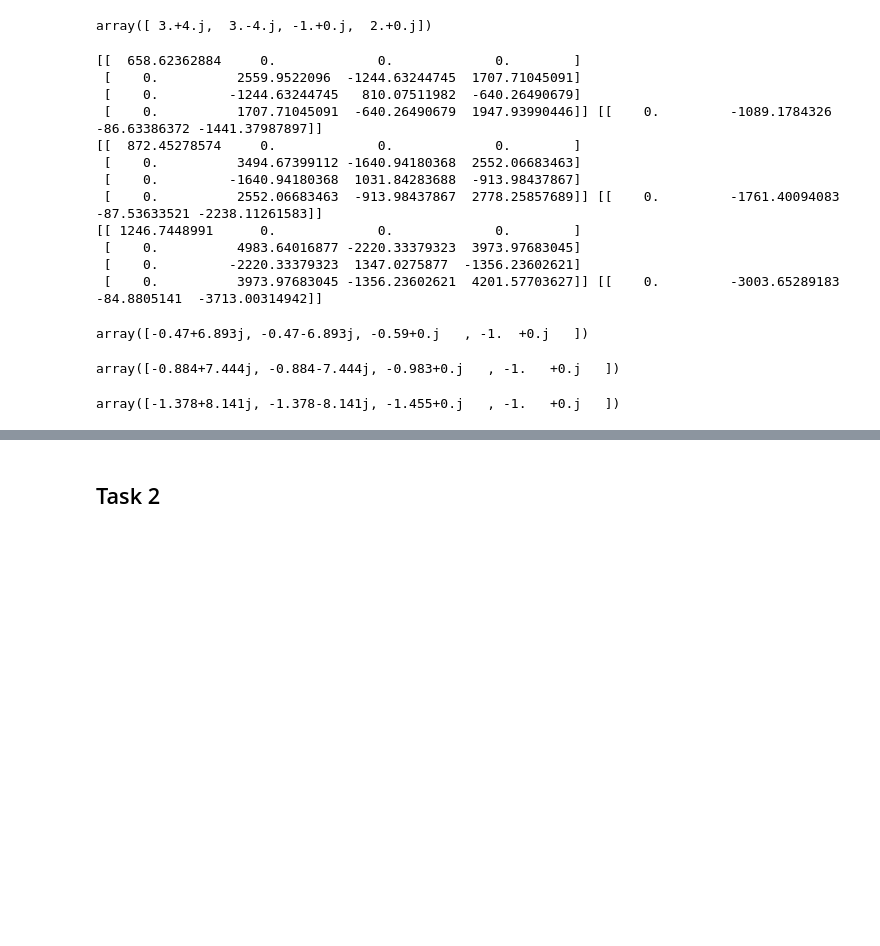
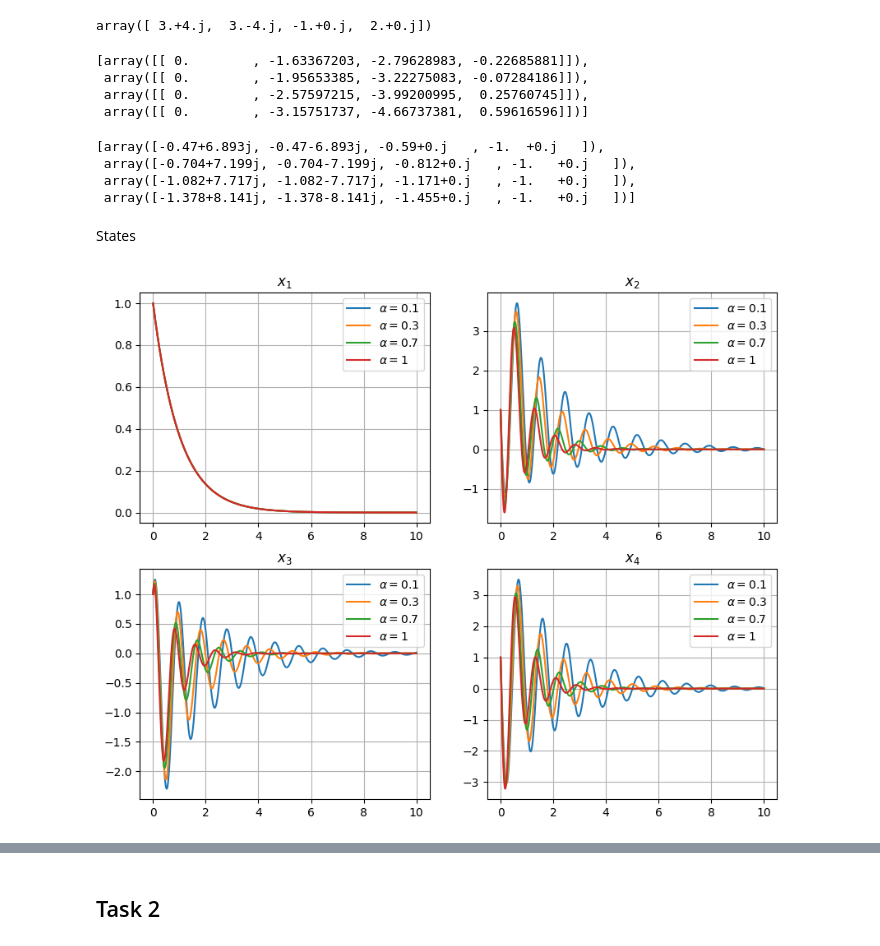
Before and after one commit to diuzhevVlad/control-theory-itmo-2023-2024, a Jupyter notebook: Lab9/Lab9.ipynb, the cells around one changed output, grey strips where cells are left out. Saved outputs shown, nothing was run; the diff lists cells and outputs as text; code cells hidden in the pictures; blank space fills up the shorter version.

```diff
--- a/Lab9/Lab9.ipynb
+++ b/Lab9/Lab9.ipynb
@@ -35,19 +35,19 @@ np.linalg.eigvals(A)
 # %% [output]
 array([ 3.+4.j,  3.-4.j, -1.+0.j,  2.+0.j])
 # %%
-alphas = [0.1, 0.5, 1]
+alphas_1 = [0.1, 0.3, 0.7, 1]
 # %%
 def get_K_LMI(a, b, alpha):
-    P = cp.Variable((4,4),PSD=True)
-    Y = cp.Variable((1,4))
+    P = cp.Variable(a.shape,PSD=True)
+    Y = cp.Variable((b.shape[1],b.shape[0]))
     prob = cp.Problem(cp.Maximize(0),[P >> np.eye(4), P@a.T + a@P + 2*alpha*P + Y.T @ b.T + b@Y << 0])
     prob.solve()
-    print(P.value, Y.value)
+    # print(P.value, Y.value)
     return Y.value @ np.linalg.inv(P.value)
 
 def get_K_LMI_mu(a, b, alpha, x0, mu=None):
-    P = cp.Variable((4,4),PSD=True)
-    Y = cp.Variable((1,4))
+    P = cp.Variable(a.shape,PSD=True)
+    Y = cp.Variable((b.shape[1],b.shape[0]))
     if mu is None:
         mu_ = cp.Variable((1,1))
     else:
@@ -71,32 +71,38 @@ def get_K_LMI_mu(a, b, alpha, x0, mu=None):
                        P@a.T + a@P + 2*alpha*P + Y.T @ b.T + b@Y << 0,
                        sub1 >> 0, sub2 >> 0])
     prob.solve()
-    print(P.value, Y.value)
+    # print(P.value, Y.value)
     return Y.value @ np.linalg.inv(P.value), np.sqrt(res.value)
 # %%
-Ks = [get_K_LMI(A,B,alph) for alph in alphas]
+Ks_1 = [get_K_LMI(A,B,alph) for alph in alphas_1]
+Ks_1
 # %% [output]
-[[  658.62362884     0.             0.             0.        ]
- [    0.          2559.9522096  -1244.63244745  1707.71045091]
- [    0.         -1244.63244745   810.07511982  -640.26490679]
- [    0.          1707.71045091  -640.26490679  1947.93990446]] [[    0.         -1089.1784326    -86.63386372 -1441.37987897]]
-[[  872.45278574     0.             0.             0.        ]
- [    0.          3494.67399112 -1640.94180368  2552.06683463]
- [    0.         -1640.94180368  1031.84283688  -913.98437867]
- [    0.          2552.06683463  -913.98437867  2778.25857689]] [[    0.         -1761.40094083   -87.53633521 -2238.11261583]]
-[[ 1246.7448991      0.             0.             0.        ]
- [    0.          4983.64016877 -2220.33379323  3973.97683045]
- [    0.         -2220.33379323  1347.0275877  -1356.23602621]
- [    0.          3973.97683045 -1356.23602621  4201.57703627]] [[    0.         -3003.65289183   -84.8805141  -3713.00314942]]
+[array([[ 0.        , -1.63367203, -2.79628983, -0.22685881]]),
+ array([[ 0.        , -1.95653385, -3.22275083, -0.07284186]]),
+ array([[ 0.        , -2.57597215, -3.99200995,  0.25760745]]),
+ array([[ 0.        , -3.15751737, -4.66737381,  0.59616596]])]
 # %%
-np.round(np.linalg.eigvals(A + B@Ks[0]),3)
+eig = [np.round(np.linalg.eigvals(A + B@K),3) for K in Ks_1]
+eig
 # %% [output]
-array([-0.47+6.893j, -0.47-6.893j, -0.59+0.j   , -1.  +0.j   ])
+[array([-0.47+6.893j, -0.47-6.893j, -0.59+0.j   , -1.  +0.j   ]),
+ array([-0.704+7.199j, -0.704-7.199j, -0.812+0.j   , -1.   +0.j   ]),
+ array([-1.082+7.717j, -1.082-7.717j, -1.171+0.j   , -1.   +0.j   ]),
+ array([-1.378+8.141j, -1.378-8.141j, -1.455+0.j   , -1.   +0.j   ])]
-# %%
-np.round(np.linalg.eigvals(A + B@Ks[1]),3)
-# %% [output]
-array([-0.884+7.444j, -0.884-7.444j, -0.983+0.j   , -1.   +0.j   ])
-# %%
-np.round(np.linalg.eigvals(A + B@Ks[2]),3)
-# %% [output]
-array([-1.378+8.141j, -1.378-8.141j, -1.455+0.j   , -1.   +0.j   ])
+# %%
+systems_1 = [ctrl.ss(A + B@K,np.zeros((4,1)),np.zeros((1,4)),0) for K in Ks_1]
+time_1 = np.linspace(0,10,int(10/0.001))
+ys_1 = [ctrl.initial_response(sys,time_1,X0=np.ones((4,1))) for sys in systems_1]
+# %% [markdown]
+States
+# %%
+fig, ax = plt.subplots(2,2,figsize=(10,8))
+for i in range(2):
+    for j in range(2):
+        ax[i,j].set_title(f"$x_{i*2 + j+1}$")
+        for y_i in range(len(ys_1)):
+            ax[i,j].plot(time_1,ys_1[y_i].states[i*2 + j,:],label=f"$\\alpha={alphas_1[y_i]}$")
+        ax[i,j].grid(True)
+        ax[i,j].legend()
+# %% [output]
+[figure, added]
```
Also changed, not shown: parts of 39 cells of this notebook.
